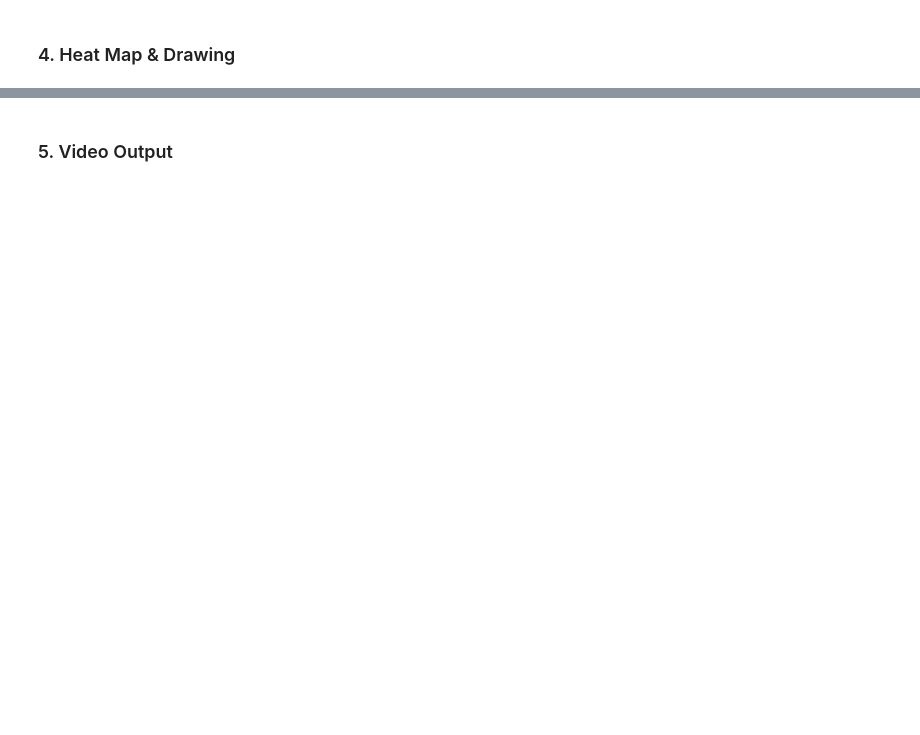
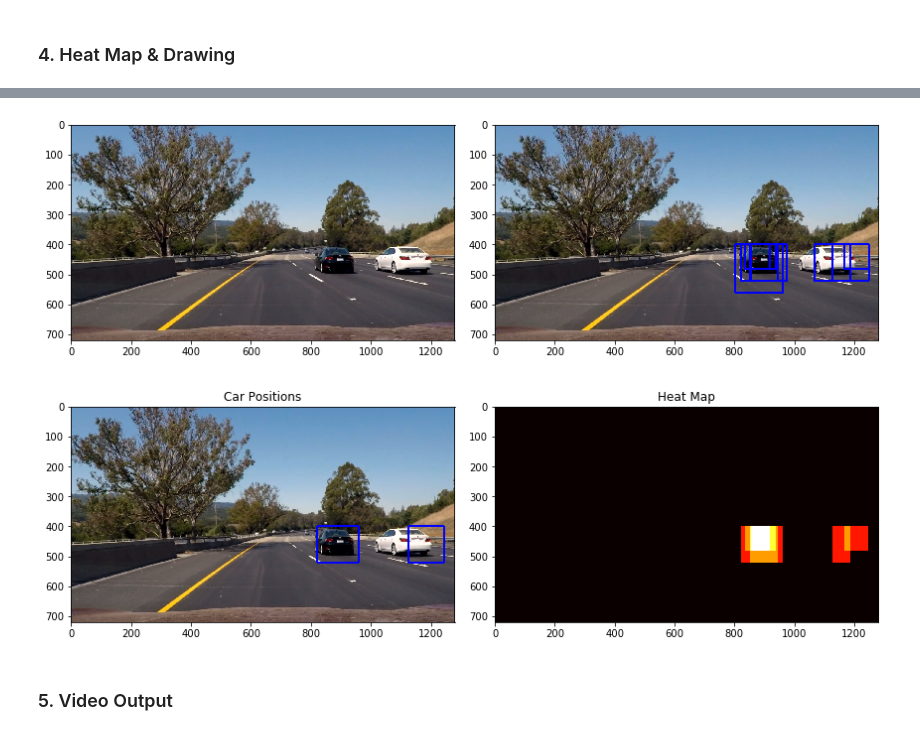
Before and after one commit to EvanWY/CarND-Vehicle-Detection, a Jupyter notebook: vehicle_detection.ipynb, the cells around one changed output, grey strips where cells are left out. Cells and saved outputs as stored; diff of their text form; code cells hidden in the pictures; blank space fills up the shorter version.

```diff
--- a/vehicle_detection.ipynb
+++ b/vehicle_detection.ipynb
@@ -137,10 +137,11 @@ def get_train_test_data():
 
     y = np.hstack((np.ones(len(car_features)), np.zeros(len(notcar_features))))
 
-    return train_test_split(scaled_X, y, test_size=0.2)
+    X_train, X_test, y_train, y_test = train_test_split(scaled_X, y, test_size=0.2)
+    return X_train, X_test, y_train, y_test, X_scaler
 
 
-def train_model(X_train, X_test, y_train, y_test):
+def train_model(X_train, X_test, y_train, y_test, X_scaler):
     print ('Training model ...')
     #model = LinearSVC(verbose=True)
     model = SVC(verbose=True)
@@ -149,11 +150,11 @@ def train_model(X_train, X_test, y_train, y_test):
     print ('Model training done, calculating accuracy ...')
     accuracy = accuracy_score(model.predict(X_test), y_test)
     print ('Accuracy: ' + str(accuracy))
-    return model
+    return model, X_scaler
 # %%
-X_train, X_test, y_train, y_test = get_train_test_data()
+X_train, X_test, y_train, y_test, X_scaler = get_train_test_data()
 # %%
-model = train_model(X_train, X_test, y_train, y_test)
+model, X_scaler = train_model(X_train, X_test, y_train, y_test, X_scaler)
 # %% [output]
 Training model ...
 [LibSVM]Model training done, calculating accuracy ...
@@ -163,2 +254,77 @@ Accuracy: 0.991272522523
 # %% [markdown]
 ### 4. Heat Map & Drawing
+# %%
+def add_heat(heatmap, bbox_list):
+    # Iterate through list of bboxes
+    for box in bbox_list:
+        # Add += 1 for all pixels inside each bbox
+        # Assuming each "box" takes the form ((x1, y1), (x2, y2))
+        heatmap[box[0][1]:box[1][1], box[0][0]:box[1][0]] += 25
+
+    # Return updated heatmap
+    return heatmap# Iterate through list of bboxes
+
+def apply_threshold(heatmap, threshold):
+    # Zero out pixels below the threshold
+    heatmap[heatmap <= threshold] = 0
+    # Return thresholded map
+    return heatmap
+
+def draw_labeled_bboxes(img, labels):
+    # Iterate through all detected cars
+    for car_number in range(1, labels[1]+1):
+        # Find pixels with each car_number label value
+        nonzero = (labels[0] == car_number).nonzero()
+        # Identify x and y values of those pixels
+        nonzeroy = np.array(nonzero[0])
+        nonzerox = np.array(nonzero[1])
+        # Define a bounding box based on min/max x and y
+        bbox = ((np.min(nonzerox), np.min(nonzeroy)), (np.max(nonzerox), np.max(nonzeroy)))
+        # Draw the box on the image
+        cv2.rectangle(img, bbox[0], bbox[1], (0,0,255), 6)
+    # Return the image
+    return img
+
+def generate_heatmap_boxes(image, box_list, heatmap_memory, debug = False):
+    heat = np.zeros_like(image[:,:,0]).astype(np.float)
+    heat = add_heat(heat, box_list)
+
+    if len(heatmap_memory) != 0:
+        last_heat = heatmap_memory[0]
+        last_heat = cv2.GaussianBlur(last_heat,(11,11),0)
+        last_heat -= 35
+        heat = last_heat + heat
+        heat = np.clip(heat, 0, 255)
+        heatmap_memory[0] = heat
+        heatmap = apply_threshold(heat,74)
+    else:
+        heat = np.clip(heat, 0, 255)
+        heatmap_memory.append(heat)
+        heatmap = apply_threshold(heat,45)
+
+    labels = label(heatmap)
+    draw_img = draw_labeled_bboxes(np.copy(image), labels)
+
+    if debug:
+        fig = plt.figure(figsize = (12,8))
+        plt.subplot(221)
+        plt.imshow(image)
+        plt.subplot(222)
+        allbox_image = np.copy(image)
+        for b in box_list:
+            cv2.rectangle(allbox_image,b[0], b[1],(0,0,255),6)
+        plt.imshow(allbox_image)
+        plt.subplot(223)
+        plt.imshow(draw_img)
+        plt.title('Car Positions')
+        plt.subplot(224)
+        plt.imshow(heatmap, cmap='hot')
+        plt.title('Heat Map')
+        fig.tight_layout()
+
+    #return np.clip(np.dstack((heat,heat,np.zeros_like(heat))).astype(np.int) + image.astype(np.int)//2, 0, 255).astype(np.uint8)
+    return draw_img
+
+print (box_list)
+di = generate_heatmap_boxes(mpimg.imread('test_images/test6.jpg'), box_list, [], debug=True)
+# %% [output]
@@ -165,2 +332,3 @@ Accuracy: 0.991272522523
+[figure, added]
 # %% [markdown]
 ### 5. Video Output
```
Also changed, not shown: parts of 7 cells of this notebook, 5 other files.
